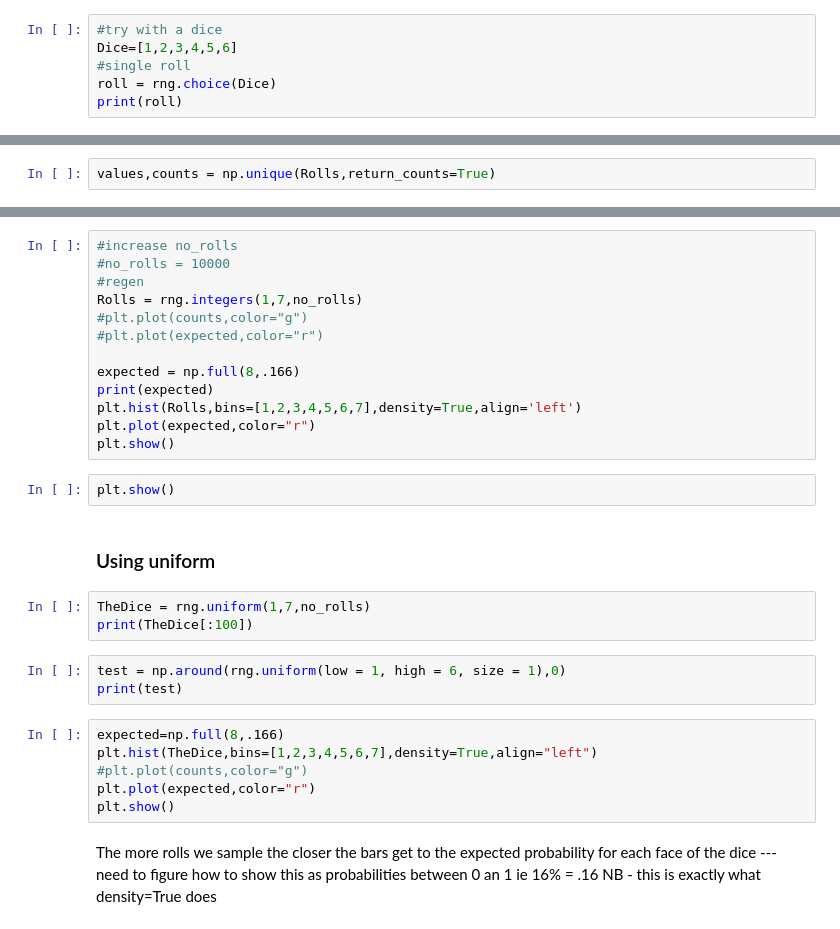
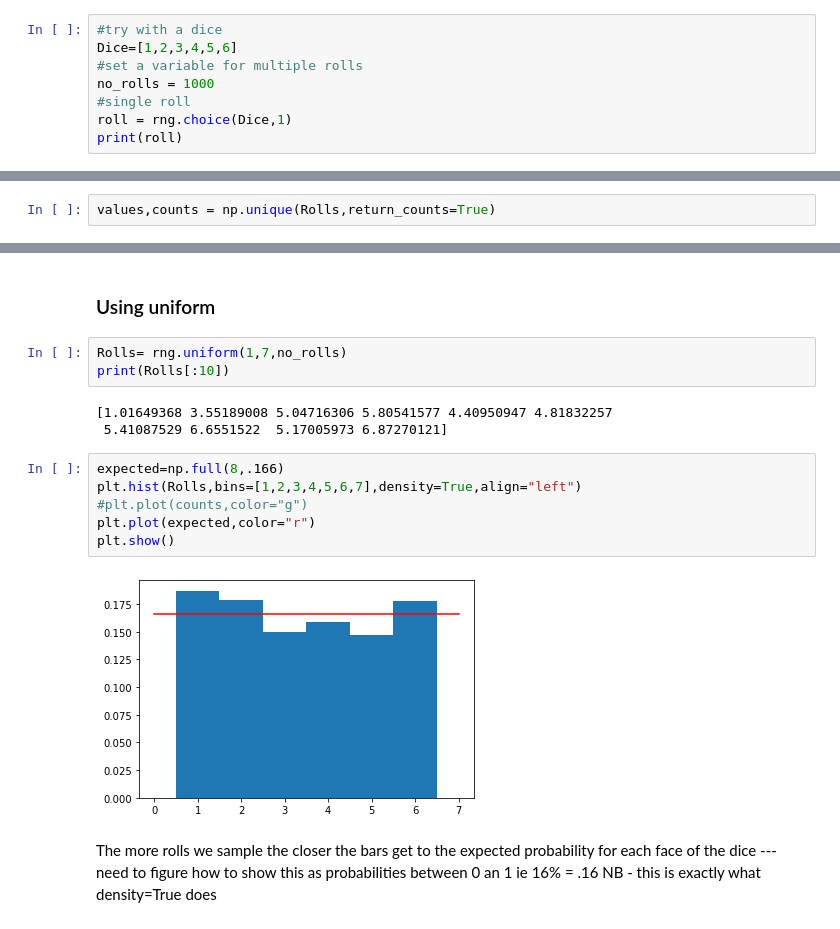
Before and after one commit to MarkJParry/PDA-Numpy, a Jupyter notebook: numpy-random.ipynb, the cells around one changed output, grey strips where cells are left out. Saved outputs shown, nothing was run; the diff lists cells and outputs as text.

```diff
--- a/numpy-random.ipynb
+++ b/numpy-random.ipynb
@@ -198,6 +203,8 @@ plt.show()
 # %%
 #try with a dice
 Dice=[1,2,3,4,5,6]
+#set a variable for multiple rolls
+no_rolls = 1000
 #single roll
-roll = rng.choice(Dice)
+roll = rng.choice(Dice,1)
 print(roll)
@@ -225,32 +234,19 @@ plt.show()
-# %%
-#increase no_rolls
-#no_rolls = 10000
-#regen
-Rolls = rng.integers(1,7,no_rolls)
-#plt.plot(counts,color="g")
-#plt.plot(expected,color="r")
-
-expected = np.full(8,.166)
-print(expected)
-plt.hist(Rolls,bins=[1,2,3,4,5,6,7],density=True,align='left')
-plt.plot(expected,color="r")
-plt.show()
-# %%
-plt.show()
 # %% [markdown]
 ### Using uniform
 # %%
-TheDice = rng.uniform(1,7,no_rolls)
-print(TheDice[:100])
+Rolls= rng.uniform(1,7,no_rolls)
+print(Rolls[:10])
+# %% [output]
+[1.01649368 3.55189008 5.04716306 5.80541577 4.40950947 4.81832257
+ 5.41087529 6.6551522  5.17005973 6.87270121]
-# %%
-test = np.around(rng.uniform(low = 1, high = 6, size = 1),0)
-print(test)
 # %%
 expected=np.full(8,.166)
-plt.hist(TheDice,bins=[1,2,3,4,5,6,7],density=True,align="left")
+plt.hist(Rolls,bins=[1,2,3,4,5,6,7],density=True,align="left")
 #plt.plot(counts,color="g")
 plt.plot(expected,color="r")
 plt.show()
+# %% [output]
+[figure, added]
 # %% [markdown]
 The more rolls we sample the closer the bars get to the expected probability for each face of the dice --- need to figure how to show this as probabilities between 0 an 1 ie 16% = .16  NB - this is exactly what density=True does
 # %%
```
Also changed, not shown: parts of 72 cells of this notebook.
